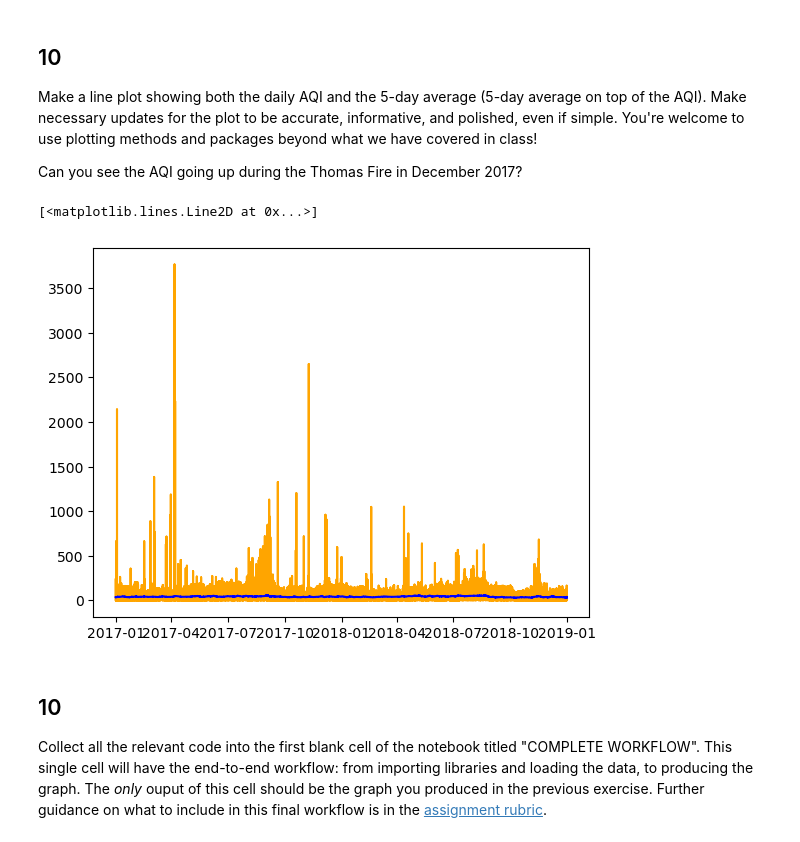
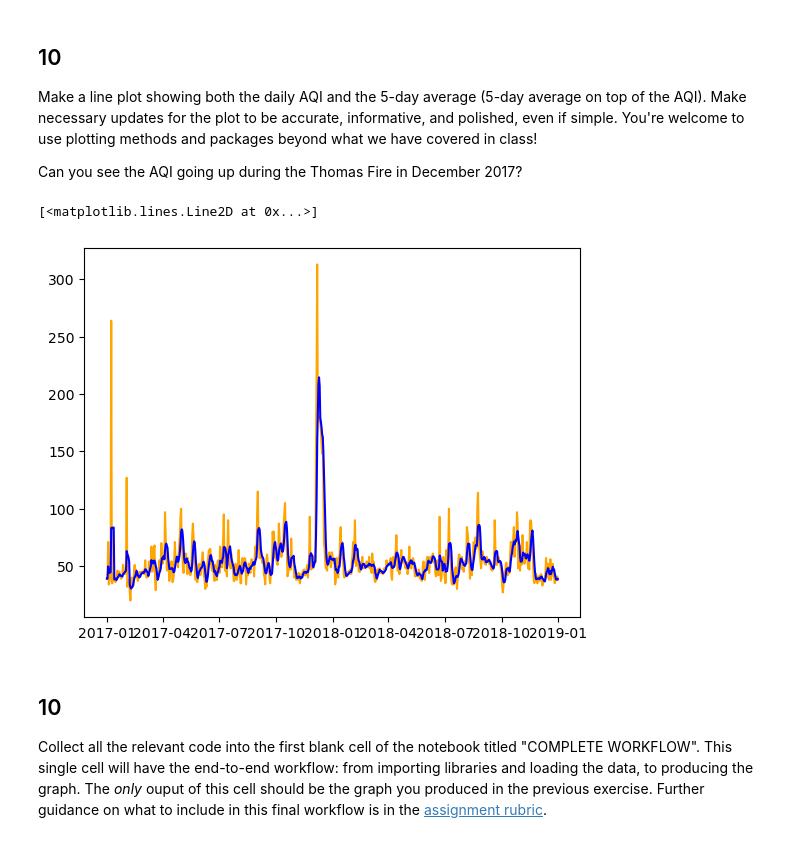
Before and after one commit to egp4aq/eds220-hwk2, a Jupyter notebook: hwk2-task3-aqi-Peterson.ipynb, the cells around one changed output. Saved outputs shown, nothing was run; the diff lists cells and outputs as text; code cells hidden in the pictures.

Commit message:
Fix index issue

```diff
--- a/hwk2-task3-aqi-Peterson.ipynb
+++ b/hwk2-task3-aqi-Peterson.ipynb
@@ -86,8 +92,8 @@ c. In the next code cell read in the data from the URL using the [`pd.read_csv`]
 d. In the same cell, read in the data for the 2018 Daily AQI by County ZIP file and store it as `aqi_18`.
 # %%
 # Read in data from URL
-aqi_17 = pd.read_csv("https://aqs.epa.gov/aqsweb/airdata/daily_aqi_by_county_2017.zip", compression='zip')
-aqi_18 = pd.read_csv("https://aqs.epa.gov/aqsweb/airdata/daily_aqi_by_county_2018.zip", compression='zip')
+aqi_17 = pd.read_csv("https://aqs.epa.gov/aqsweb/airdata/daily_aqi_by_county_2017.zip", compression='zip', parse_dates = ['Date'])
+aqi_18 = pd.read_csv("https://aqs.epa.gov/aqsweb/airdata/daily_aqi_by_county_2018.zip", compression='zip', parse_dates = ['Date'])
 # %% [markdown]
 <!-- END QUESTION -->
 
@@ -228,7 +248,7 @@ Your dataframe should have the following columns in this order: `date`, `aqi`, `
 # Filter to data only from Santa Barbara county
 aqi_sb = aqi[aqi['county_name'] == 'Santa Barbara']
 # Drop state_name, county_name, state_code, and county_code columns from dataframe
-aqi_sb = aqi.drop(['state_name','county_name','state_code','county_code'], axis = 1)
+aqi_sb = aqi_sb.drop(['state_name','county_name','state_code','county_code'], axis = 1)
 aqi_sb
 # %% [output]
 |  | date | aqi | category | defining_parameter | defining_site | number_of_sites_reporting |
@@ -263,7 +283,7 @@ In the following cell:
 2. Update the index of `aqi_sb` to be the `date` column.
 # %%
 # Make the date column a datetime object, and then set that as the index
-aqi_sb['date'] = pd.to_datetime(aqi_sb['date'])
+aqi_sb.date = pd.to_datetime(aqi_sb.date)
 aqi_sb = aqi_sb.set_index('date')
 aqi_sb
 # %% [output]
@@ -295,10 +319,7 @@ In the next cell we will calculate an average over a [rolling window](https://pa
 Store your answer in the `rolling_average` variable. You should have two columns in your series, `date` and the averages.
 # %%
 # Calculate AQI rolling average over 5 days
-# Was getting error "index must be monotonic" --> to fix: sort index
-aqi_sb = aqi_sb.sort_index(ascending=False)
-
-rolling_average = aqi_sb['aqi'].rolling('5D').mean()
+rolling_average = aqi_sb['aqi'].rolling(window = '5D').mean()
 rolling_average
 # %% [output]
 date
@@ -340,9 +366,10 @@ Can you see the AQI going up during the Thomas Fire in December 2017?
 # %%
 plt.plot(aqi_sb.index.values, aqi_sb['aqi'], color = "orange")
 plt.plot(aqi_sb.index.values, aqi_sb['five_day_average'], color = "blue")
+plt.title("")
 # %% [output]
 [<matplotlib.lines.Line2D at 0x...>]
-[figure, old version]
+[figure, new version]
 # %% [markdown]
 ## 10
 
```
Also changed, not shown: parts of 9 cells of this notebook.
